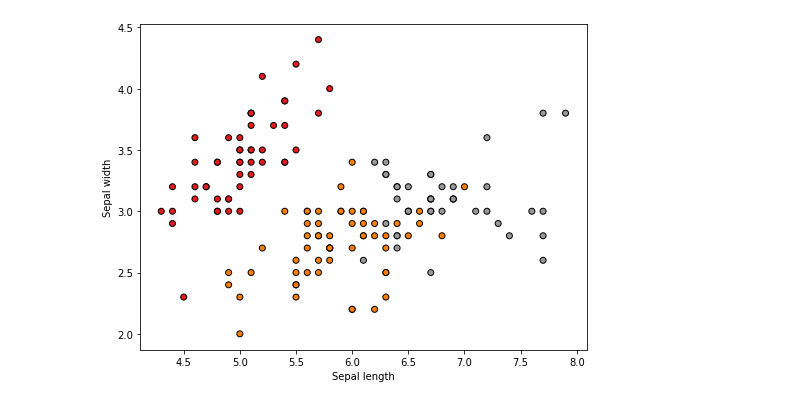
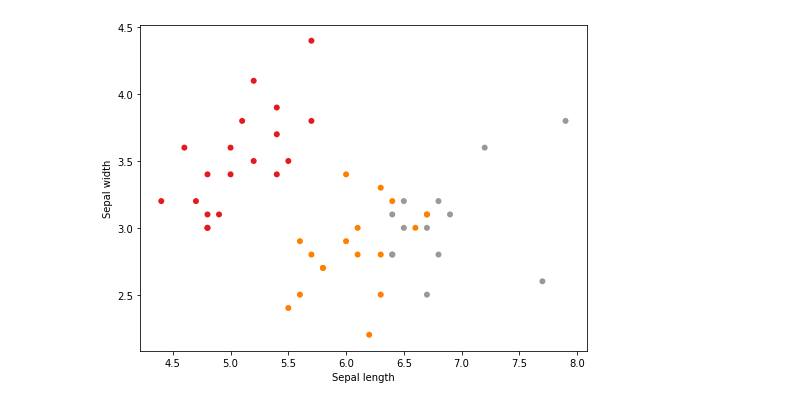
Before and after one commit to yulyulyharuka/kmeans-clustering, a Jupyter notebook: KMeans.ipynb, the cells around one changed output. Saved outputs shown, nothing was run; the diff lists cells and outputs as text; code cells hidden in the pictures.

```diff
--- a/KMeans.ipynb
+++ b/KMeans.ipynb
@@ -61,3 +68,8 @@ plt.show()
+# %%
+# X = iris.data[:, :2]  # we only take the first two features.
+plot_cluster(X_test, cluster_label)
+# %% [output]
+[figure, added]
 # %%
 import random
 import math
@@ -125,19 +132,0 @@ cluster = kmeans(iris.data, 3)
-# %%
-X = iris.data[:, :2]  # we only take the first two features.
-y = cluster
-
-x_min, x_max = X[:, 0].min() - .5, X[:, 0].max() + .5
-y_min, y_max = X[:, 1].min() - .5, X[:, 1].max() + .5
-
-plt.figure(2, figsize=(8, 6))
-plt.clf()
-
-# Plot the training points
-plt.scatter(X[:, 0], X[:, 1], c=y, cmap=plt.cm.Set1,
-            edgecolor='k')
-plt.xlabel('Sepal length')
-plt.ylabel('Sepal width')
-
-plt.show()
-# %% [output]
-[figure, removed]
```
Also changed, not shown: parts of 10 cells of this notebook.
